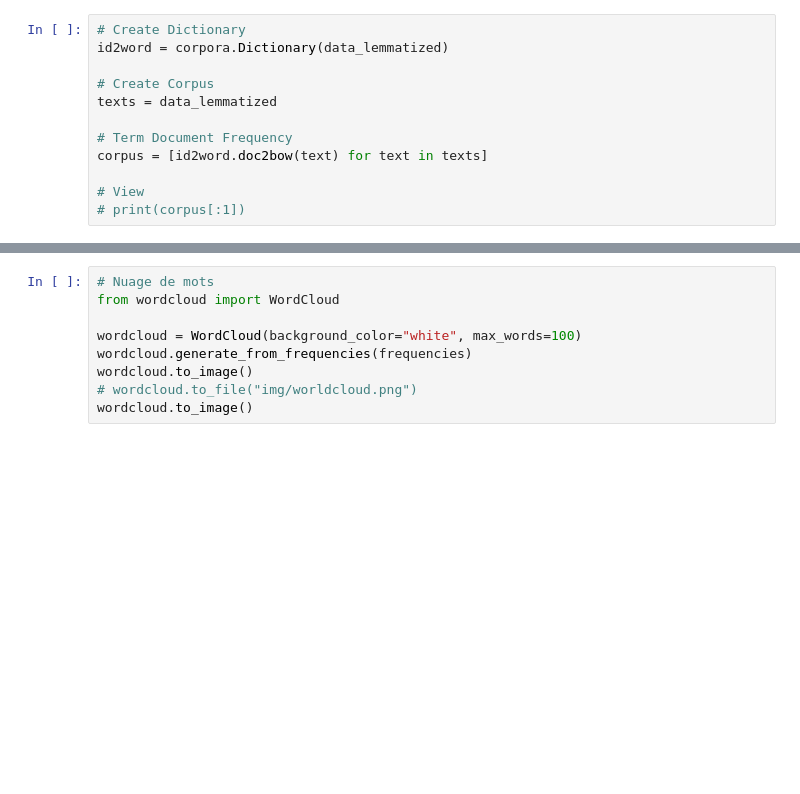
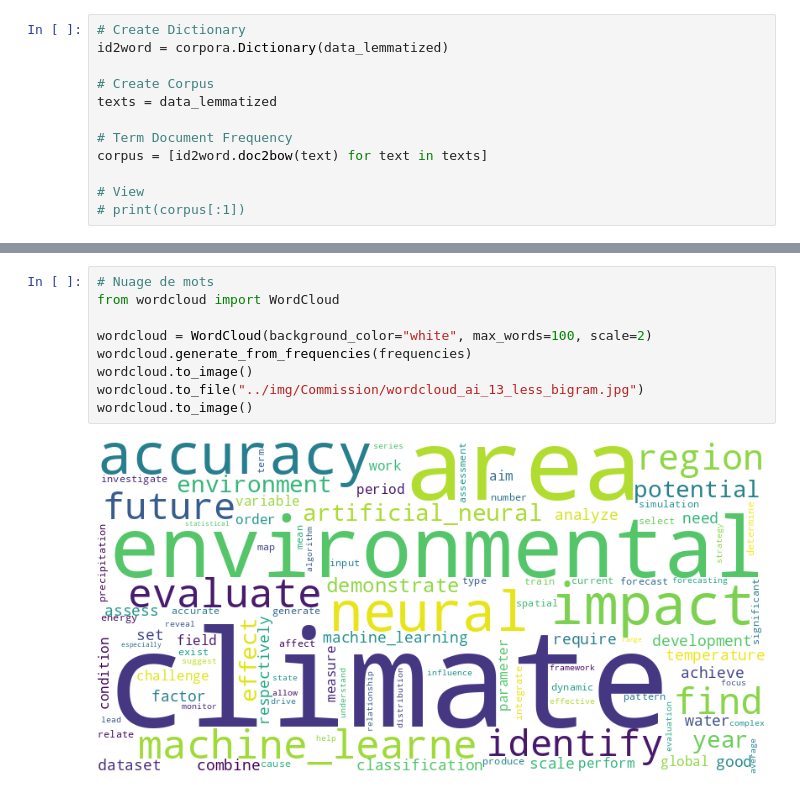
Before and after one commit to KnuxV/SDG, a Jupyter notebook: notebooks/wordcloud.ipynb, the cells around one changed output, grey strips where cells are left out. Saved outputs shown, nothing was run; the diff lists cells and outputs as text; blank space fills up the shorter version.

```diff
--- a/notebooks/wordcloud.ipynb
+++ b/notebooks/wordcloud.ipynb
@@ -164,9 +243,11 @@ wordcloud.to_image()
 # %%
 # Nuage de mots
 from wordcloud import WordCloud
 
-wordcloud = WordCloud(background_color="white", max_words=100)
+wordcloud = WordCloud(background_color="white", max_words=100, scale=2)
 wordcloud.generate_from_frequencies(frequencies)
 wordcloud.to_image()
-# wordcloud.to_file("img/worldcloud.png")
+wordcloud.to_file("../img/Commission/wordcloud_ai_13_less_bigram.jpg")
 wordcloud.to_image()
+# %% [output]
+[figure, added]
```
Also changed, not shown: parts of 13 cells of this notebook, 7 other files.
